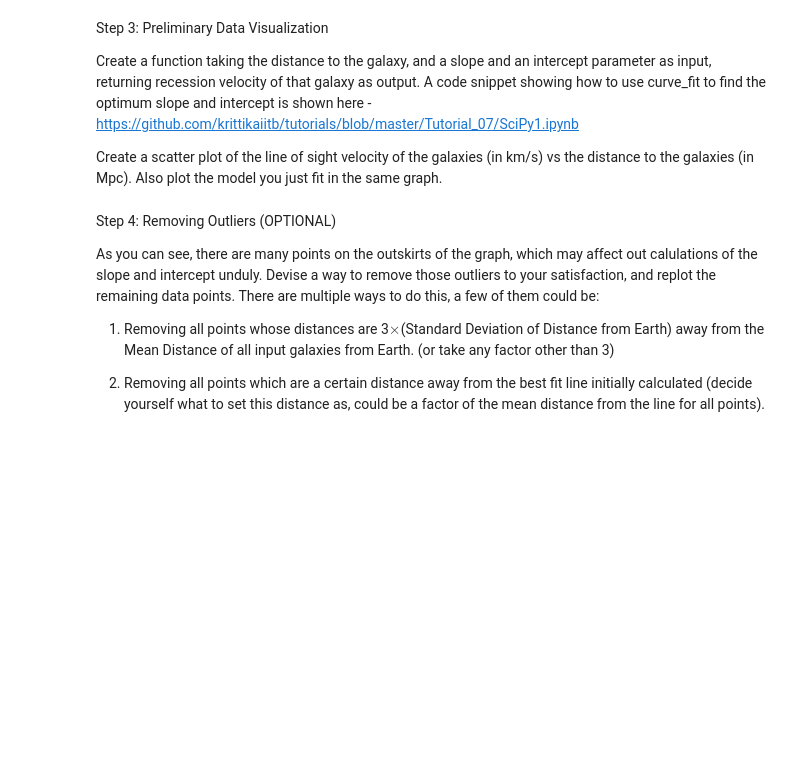
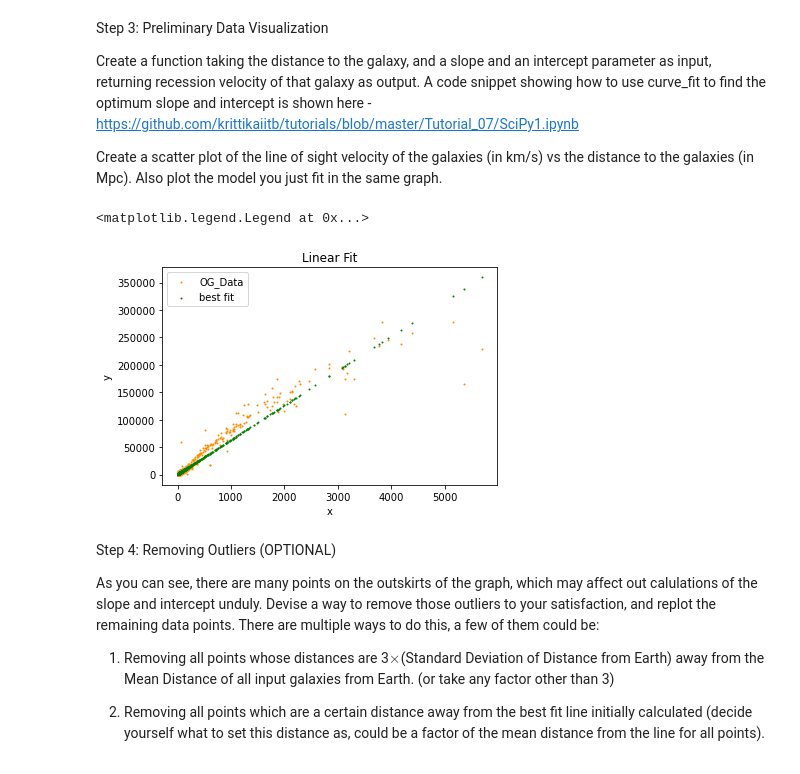
Before and after one commit to Prince3656/Astro_recruitment, a Jupyter notebook: CAB_Problem_Statement.ipynb, the cells around one changed output. Drawn from its saved outputs; the diff is of its cells as text; code cells hidden in the pictures; blank space fills up the shorter version.

```diff
--- a/CAB_Problem_Statement.ipynb
+++ b/CAB_Problem_Statement.ipynb
@@ -117,0 +116,4 @@ where $d$ is in megaparsecs (Mpc).
+# %%
+hl=pandas.read_csv('data.txt')
+hl.mod0=10**(hl.mod0/5 - 5)
+hl
@@ -126,3 +140,17 @@ Create a scatter plot of the line of sight velocity of the galaxies (in km/s) vs
+# %%
+def lin_func(x,m,c):
+    return m*x + c
+# %%
+p_opt, p_cov = cf(lin_func,hl.mod0,hl.vgsr)
+plt.scatter(hl.mod0,hl.vgsr,label='OG_Data',s=1,color='darkorange')
+plt.scatter(hl.mod0,lin_func(hl.mod0,*p_opt),label='best fit',s=1,color='g')
+plt.xlabel('x')
+plt.ylabel('y')
+plt.title('Linear Fit')
+plt.legend()
+# %% [output]
+<matplotlib.legend.Legend at 0x...>
+[figure, added]
 # %% [markdown]
 Step 4: Removing Outliers (OPTIONAL)
 
```
Also changed, not shown: parts of 8 cells of this notebook.
